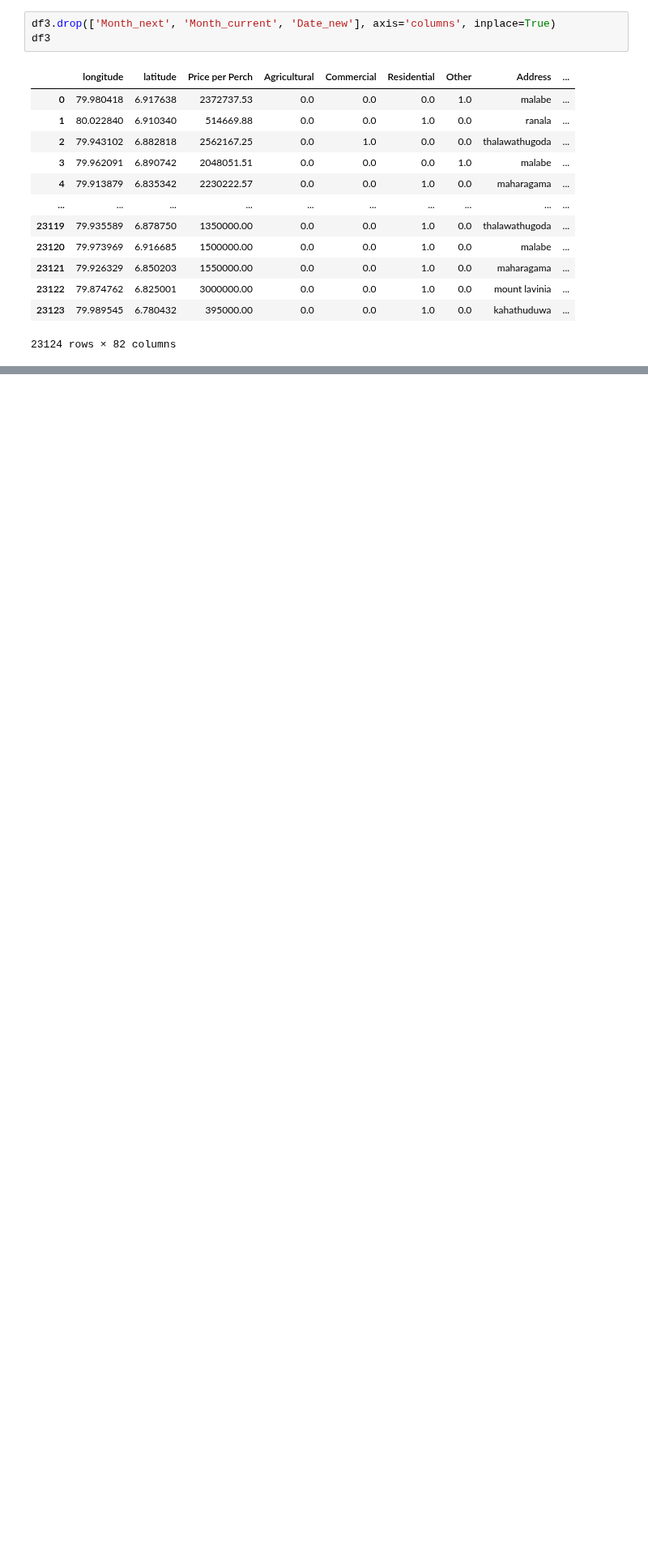
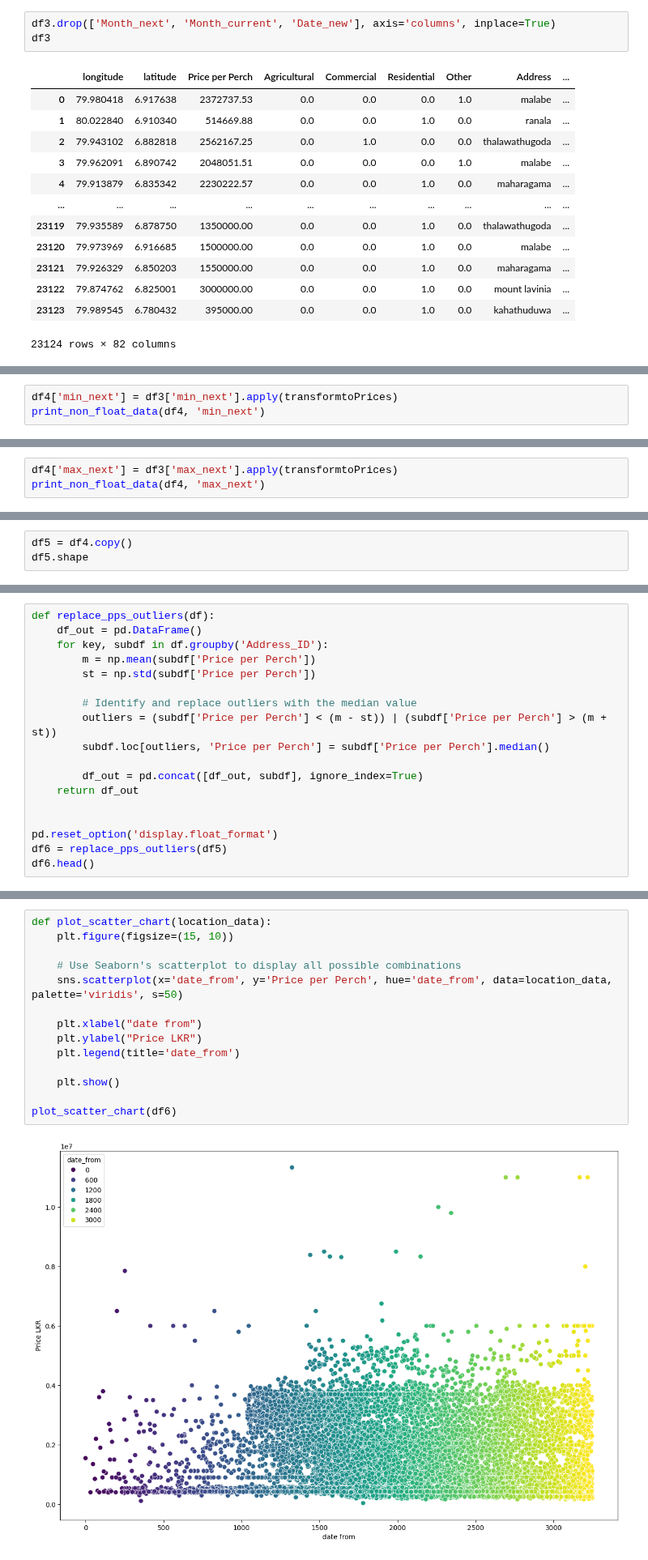
Before and after one commit to movindugunarathna/LandPulse-ML, a Jupyter notebook: model/part_4.ipynb, the cells around one changed output, grey strips where cells are left out. Shown at 81% size. Cells and saved outputs as stored; diff of their text form; blank space fills up the shorter version.

Commit message:
Outlier removal and other pre processing

```diff
--- a/model/part_4.ipynb
+++ b/model/part_4.ipynb
@@ -292,0 +359,3 @@ df3
+# %%
+df4['min_next'] = df3['min_next'].apply(transformtoPrices)
+print_non_float_data(df4, 'min_next')
@@ -292,0 +365,3 @@ df3
+# %%
+df4['max_next'] = df3['max_next'].apply(transformtoPrices)
+print_non_float_data(df4, 'max_next')
@@ -292,0 +412,3 @@ df3
+# %%
+df5 = df4.copy()
+df5.shape
@@ -292,0 +453,18 @@ df3
+# %%
+def replace_pps_outliers(df):
+    df_out = pd.DataFrame()
+    for key, subdf in df.groupby('Address_ID'):
+        m = np.mean(subdf['Price per Perch'])
+        st = np.std(subdf['Price per Perch'])
+
+        # Identify and replace outliers with the median value
+        outliers = (subdf['Price per Perch'] < (m - st)) | (subdf['Price per Perch'] > (m + st))
+        subdf.loc[outliers, 'Price per Perch'] = subdf['Price per Perch'].median()
+
+        df_out = pd.concat([df_out, subdf], ignore_index=True)
+    return df_out
+
+
+pd.reset_option('display.float_format')
+df6 = replace_pps_outliers(df5)
+df6.head()
@@ -292,0 +522,16 @@ df3
+# %%
+def plot_scatter_chart(location_data):
+    plt.figure(figsize=(15, 10))
+
+    # Use Seaborn's scatterplot to display all possible combinations
+    sns.scatterplot(x='date_from', y='Price per Perch', hue='date_from', data=location_data, palette='viridis', s=50)
+
+    plt.xlabel("date from")
+    plt.ylabel("Price LKR")
+    plt.legend(title='date_from')
+
+    plt.show()
+
+plot_scatter_chart(df6)
+# %% [output]
+[figure, added]
```
Also changed, not shown: parts of 45 cells of this notebook.
